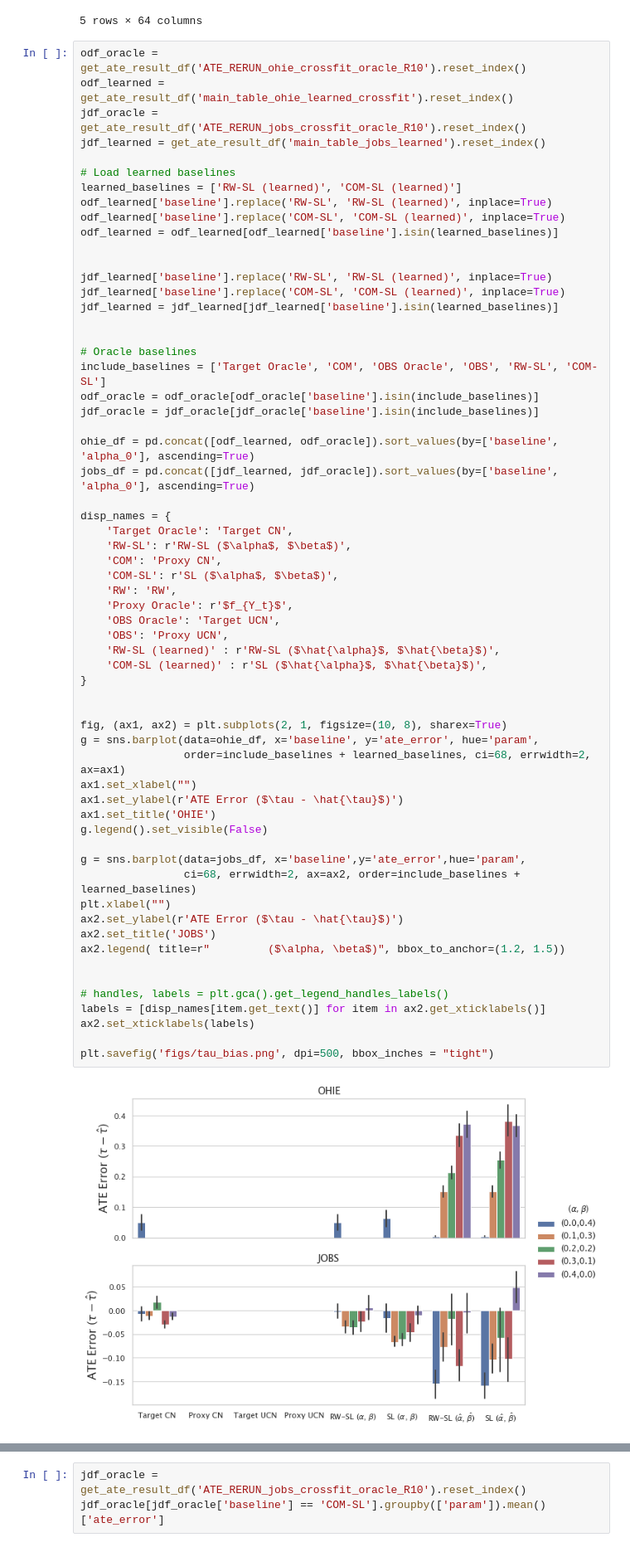
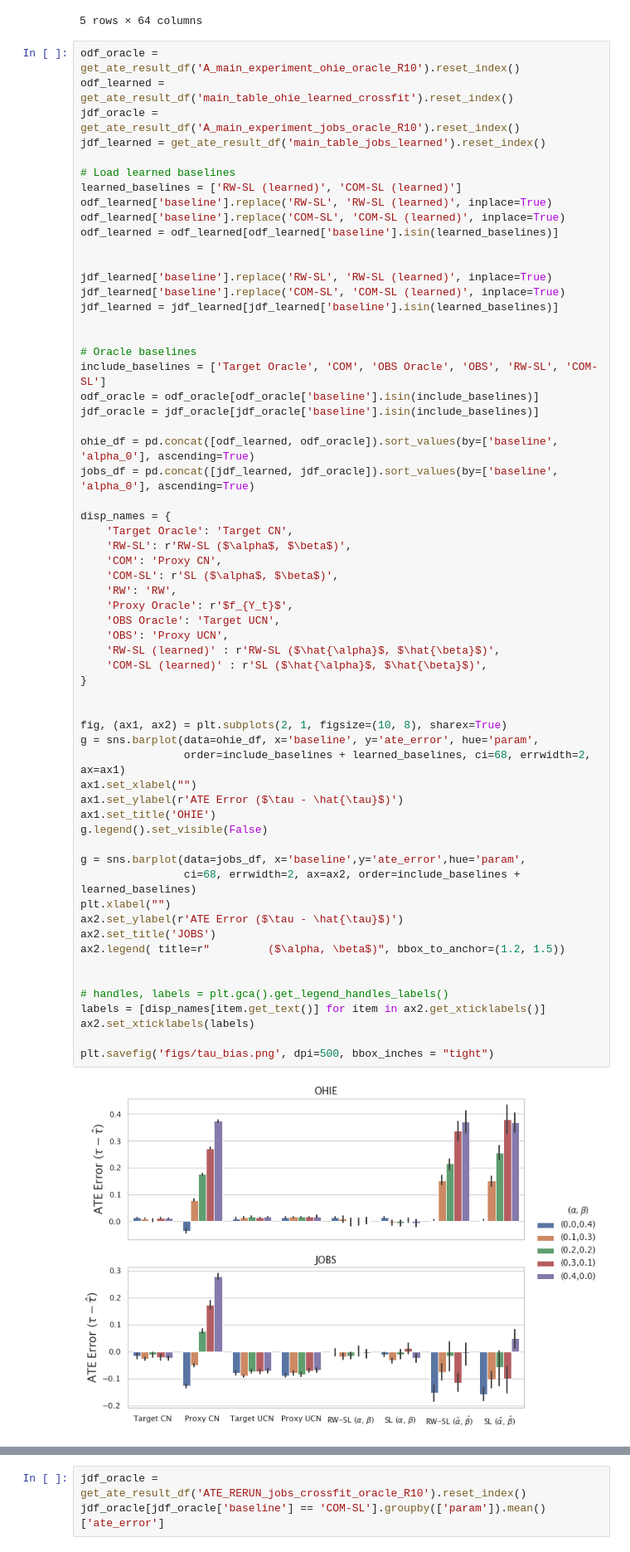
Before and after one commit to lguerdan/counterfactual-decision-support, a Jupyter notebook: notebook_results.ipynb, the cells around one changed output, grey strips where cells are left out. Shown at 83% size. Cells and saved outputs as stored; diff of their text form.

```diff
--- a/notebook_results.ipynb
+++ b/notebook_results.ipynb
@@ -177,9 +177,9 @@ jdf_learned.groupby(['param']).mean()
 | (0.4,0.0) | 14.5 | 0.4 | 0.0 | 0.0 | 0.0 | 0.209154 | 0.044265 | 0.096423 | 0.573983 | ... |
 5 rows × 64 columns
 # %%
-odf_oracle = get_ate_result_df('ATE_RERUN_ohie_crossfit_oracle_R10').reset_index()
+odf_oracle = get_ate_result_df('A_main_experiment_ohie_oracle_R10').reset_index()
 odf_learned = get_ate_result_df('main_table_ohie_learned_crossfit').reset_index()
-jdf_oracle = get_ate_result_df('ATE_RERUN_jobs_crossfit_oracle_R10').reset_index()
+jdf_oracle = get_ate_result_df('A_main_experiment_jobs_oracle_R10').reset_index()
 jdf_learned = get_ate_result_df('main_table_jobs_learned').reset_index()
 
 # Load learned baselines
@@ -211,34 +211,34 @@ disp_names = {
     'Proxy Oracle': r'$f_{Y_t}$',
     'OBS Oracle': 'Target UCN',
     'OBS': 'Proxy UCN',
     'RW-SL (learned)' : r'RW-SL ($\hat{\alpha}$, $\hat{\beta}$)',
     'COM-SL (learned)' : r'SL ($\hat{\alpha}$, $\hat{\beta}$)',
 }
 
 
 fig, (ax1, ax2) = plt.subplots(2, 1, figsize=(10, 8), sharex=True)
 g = sns.barplot(data=ohie_df, x='baseline', y='ate_error', hue='param',
                 order=include_baselines + learned_baselines, ci=68, errwidth=2, ax=ax1)
 ax1.set_xlabel("")
 ax1.set_ylabel(r'ATE Error ($\tau - \hat{\tau}$)')
 ax1.set_title('OHIE')
 g.legend().set_visible(False)
 
 g = sns.barplot(data=jobs_df, x='baseline',y='ate_error',hue='param',
                 ci=68, errwidth=2, ax=ax2, order=include_baselines + learned_baselines)
 plt.xlabel("")
 ax2.set_ylabel(r'ATE Error ($\tau - \hat{\tau}$)')
 ax2.set_title('JOBS')
 ax2.legend( title=r"         ($\alpha, \beta$)", bbox_to_anchor=(1.2, 1.5))
 
 
 # handles, labels = plt.gca().get_legend_handles_labels()
 labels = [disp_names[item.get_text()] for item in ax2.get_xticklabels()]
 ax2.set_xticklabels(labels)
 
 plt.savefig('figs/tau_bias.png', dpi=500, bbox_inches = "tight")
 # %% [output]
-[figure, old version]
+[figure, new version]
 # %%
 # %% [output]
 [figure]
```
Also changed, not shown: 1 other file.
